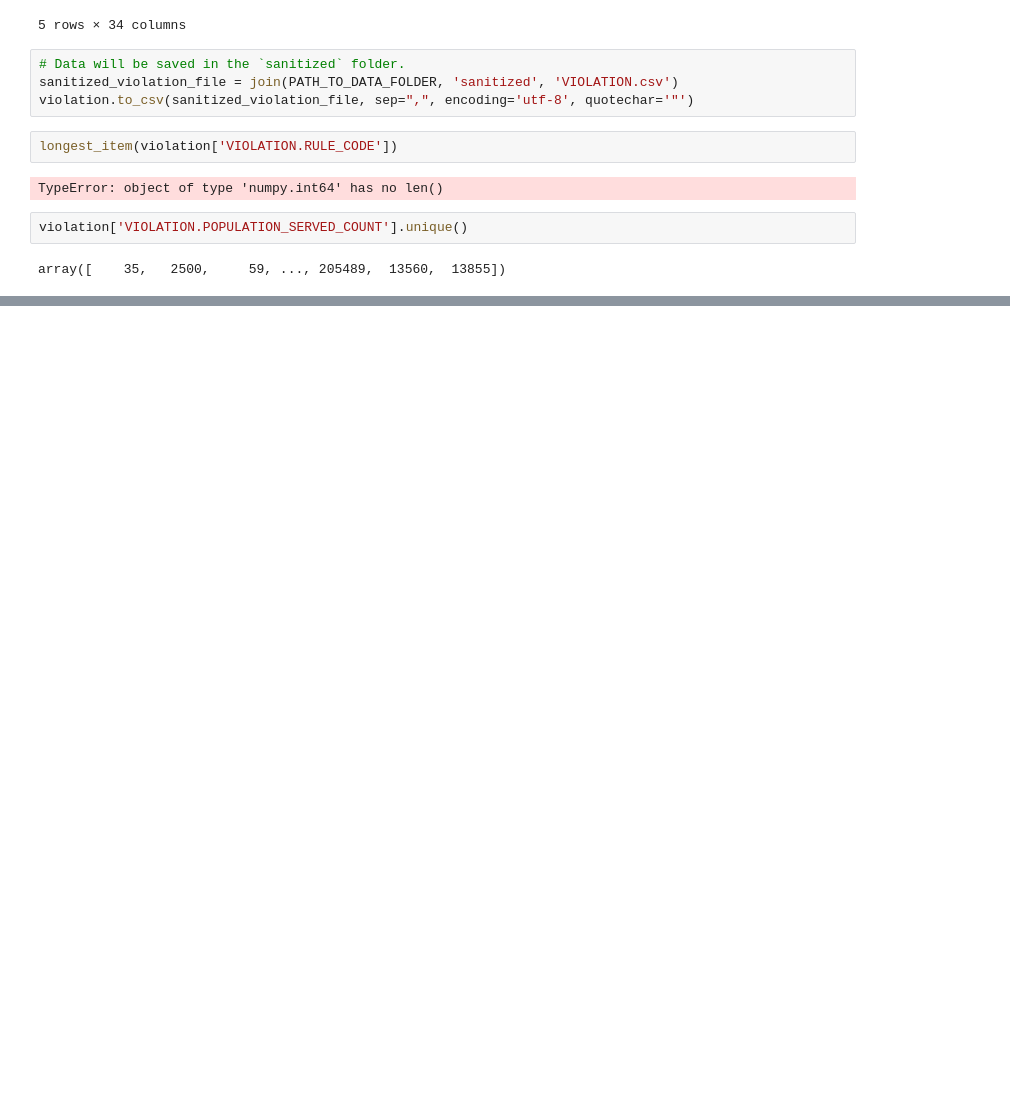
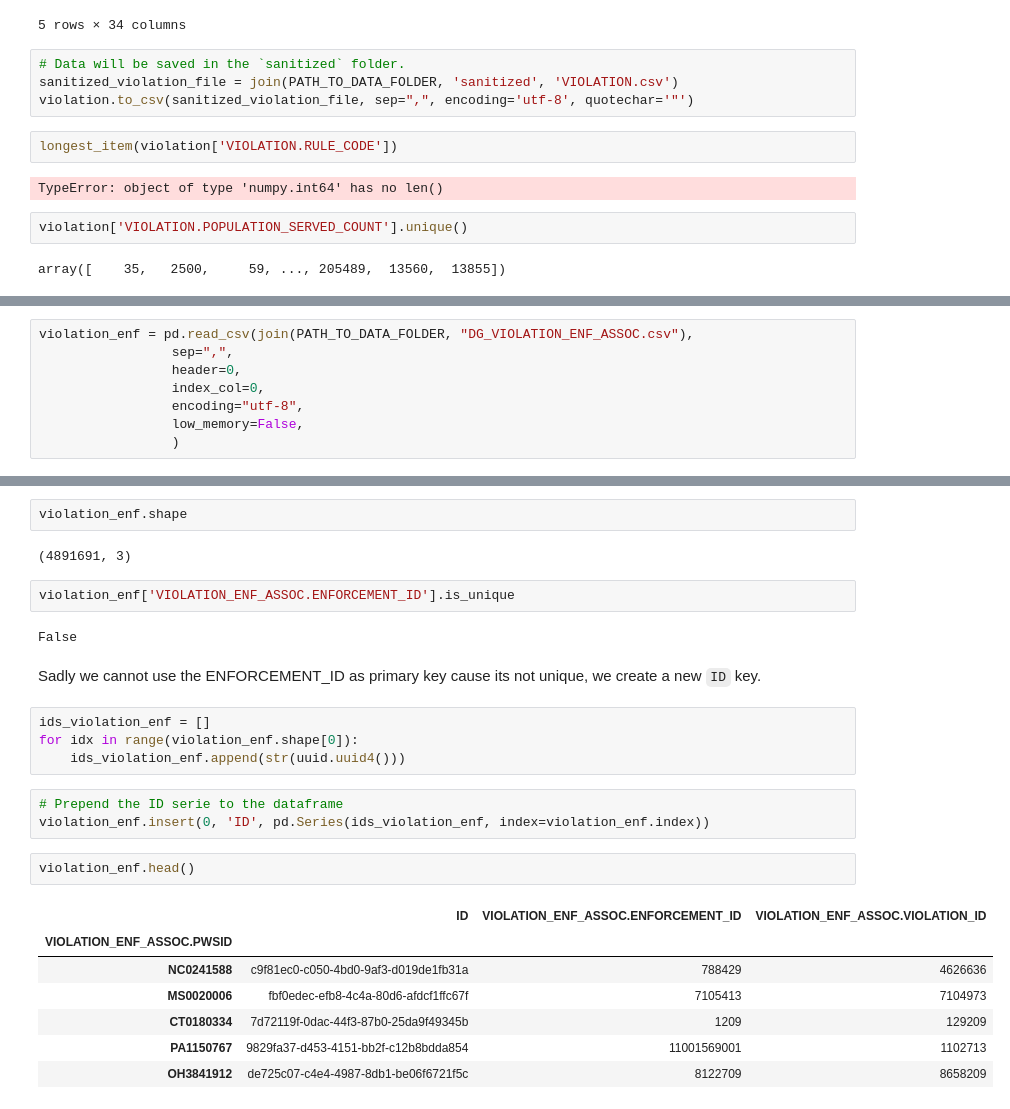
Before and after one commit to codeforboston/safe-water, a Jupyter notebook: csv_pre_processing_for_DB_integration.ipynb, the cells around one changed output, grey strips where cells are left out. Cells and saved outputs as stored; diff of their text form; blank space fills up the shorter version.

```diff
--- a/csv_pre_processing_for_DB_integration.ipynb
+++ b/csv_pre_processing_for_DB_integration.ipynb
@@ -286,0 +289,8 @@ array([    35,   2500,     59, ..., 205489,  13560,  13855])
+# %%
+violation_enf = pd.read_csv(join(PATH_TO_DATA_FOLDER, "DG_VIOLATION_ENF_ASSOC.csv"),
+                 sep=",",
+                 header=0,
+                 index_col=0,
+                 encoding="utf-8",
+                 low_memory=False,
+                 )
@@ -286,0 +307,27 @@ array([    35,   2500,     59, ..., 205489,  13560,  13855])
+# %%
+violation_enf.shape
+# %% [output]
+(4891691, 3)
+# %%
+violation_enf['VIOLATION_ENF_ASSOC.ENFORCEMENT_ID'].is_unique
+# %% [output]
+False
+# %% [markdown]
+Sadly we cannot use the ENFORCEMENT_ID as primary key cause its not unique, we create a new `ID` key.
+# %%
+ids_violation_enf = []
+for idx in range(violation_enf.shape[0]):
+    ids_violation_enf.append(str(uuid.uuid4()))
+# %%
+# Prepend the ID serie to the dataframe
+violation_enf.insert(0, 'ID', pd.Series(ids_violation_enf, index=violation_enf.index))
+# %%
+violation_enf.head()
+# %% [output]
+|  | ID | VIOLATION_ENF_ASSOC.ENFORCEMENT_ID | VIOLATION_ENF_ASSOC.VIOLATION_ID |
+| VIOLATION_ENF_ASSOC.PWSID |  |  |  |
+| NC0241588 | c9f81ec0-c050-4bd0-9af3-d019de1fb31a | 788429 | 4626636 |
+| MS0020006 | fbf0edec-efb8-4c4a-80d6-afdcf1ffc67f | 7105413 | 7104973 |
+| CT0180334 | 7d72119f-0dac-44f3-87b0-25da9f49345b | 1209 | 129209 |
+| PA1150767 | 9829fa37-d453-4151-bb2f-c12b8bdda854 | 11001569001 | 1102713 |
+| OH3841912 | de725c07-c4e4-4987-8db1-be06f6721f5c | 8122709 | 8658209 |
```
Also changed, not shown: parts of 13 cells of this notebook, 1 other file.
